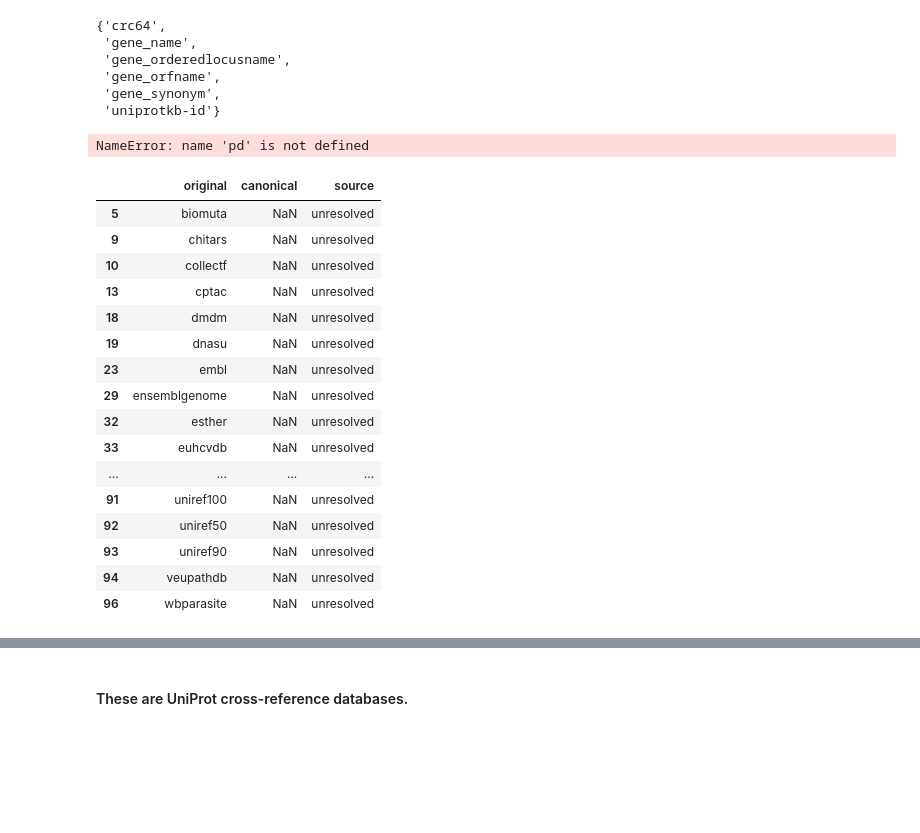
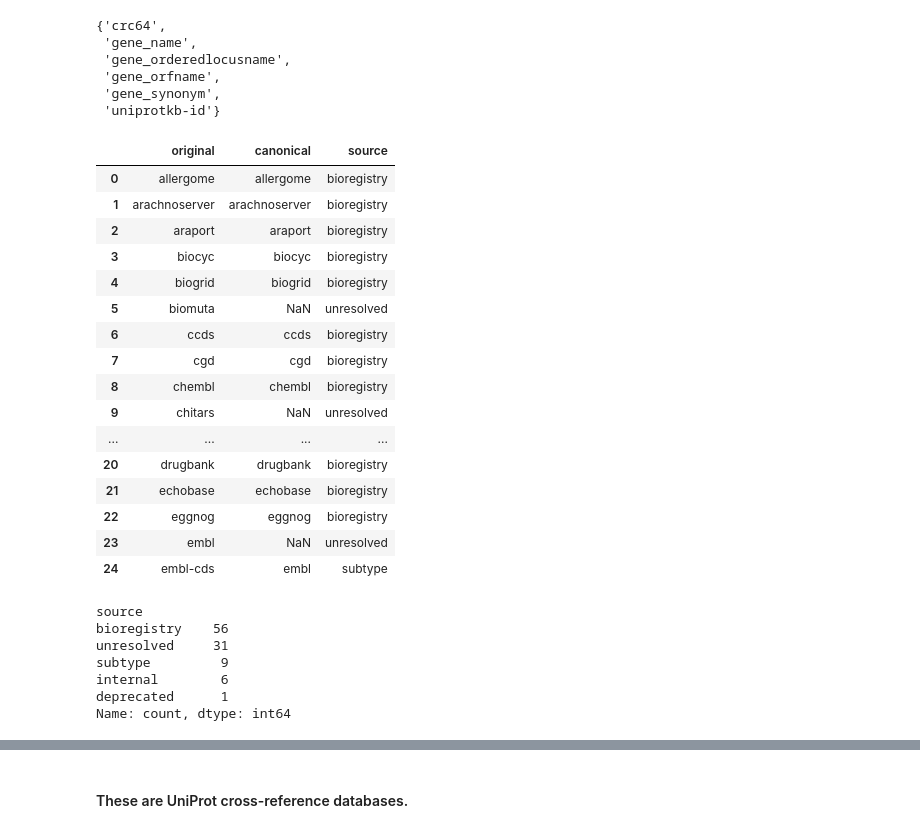
Before and after one commit to kbase/cdm-data-loaders, a Jupyter notebook: notebooks/uniprot_prefix_investigation/uniprot_prefixes.ipynb, the cells around one changed output, grey strips where cells are left out. Drawn from its saved outputs; the diff is of its cells as text; code cells hidden in the pictures; blank space fills up the shorter version.

Commit message:
Adding saved prefixes file and rerunning queries in uniprot_prefixes notebook

```diff
--- a/notebooks/uniprot_prefix_investigation/uniprot_prefixes.ipynb
+++ b/notebooks/uniprot_prefix_investigation/uniprot_prefixes.ipynb
@@ -182,5 +181,11 @@ from pyspark.sql.functions import col, lower
 # %%
 spark = get_spark_session("PrefixExploration")
 # %%
-df = spark.read.parquet("part-00000-0a0d0261-1fee-477d-90d8-1df048058fbf-c000.snappy.parquet")
+# Load the identifier table from the uniprot raw dataset on BERDL
+# this dataset has already been partitioned by `db` column to make it quicker to access
+df = spark.read.parquet("s3a://cdm-lake/tenant-general-warehouse/kbase/datasets/uniprot/uniprot_kb/identifier_partitioned")
 df.printSchema()
+# get the distinct prefixes from the identifier table
+identifier_table_dbs = {d.asDict().get("db") for d in df.select("db").distinct().collect()}
+print("Databases in the `identifiers` table:")
+identifier_table_dbs
@@ -187,10 +226,5 @@ df.printSchema()
 # %%
-parquet_set = {row["db"] for row in df.select(lower(col("db")).alias("db")).distinct().collect()}
-
+parquet_set = {db.lower() for db in identifier_table_dbs}
 print("Parquet prefixes:", len(parquet_set))
-
-## Prefixes in parquet but not in UniProt official list
-parquet_not_in_uniprot = parquet_set - uniprot_dblist_prefixes
-print(len(parquet_not_in_uniprot))
-print(sorted(parquet_not_in_uniprot))
+print(parquet_set)
 # %% [output]
@@ -213,7 +254,6 @@ external_candidates = classification["external_database_candidate"]
 for p in external_candidates:
     in_name = p in uniprot_dblist_db_names
     in_abbrev = p in uniprot_dblist_prefixes
-    count = df.filter(lower(col("db")) == p).count()
-    print(f"{p:20} | name={in_name} | abbrev={in_abbrev}")
-    print(f"{p:20} | parquet_rows={count}")
+    in_parquet = p in parquet_set
+    print(f"{p:20} | name={in_name} | abbrev={in_abbrev}| parquet={in_parquet}")
 # %% [output]
@@ -417,29 +454,36 @@ def remap_prefix(prefix: str) -> dict:
 
     return {"original": prefix, "canonical": None, "source": "unresolved"}
 # %%
+import pandas as pd
+
 results = [remap_prefix(p) for p in sorted(idmapping_prefixes)]
 df = pd.DataFrame(results)
-df["source"].value_counts()
+df.head(25)
 # %% [output]
-NameError: name 'pd' is not defined
+|  | original | canonical | source |
+| 0 | allergome | allergome | bioregistry |
+| 1 | arachnoserver | arachnoserver | bioregistry |
+| 2 | araport | araport | bioregistry |
+| 3 | biocyc | biocyc | bioregistry |
+| 4 | biogrid | biogrid | bioregistry |
+| 5 | biomuta | NaN | unresolved |
+| 6 | ccds | ccds | bioregistry |
+| 7 | cgd | cgd | bioregistry |
+| 8 | chembl | chembl | bioregistry |
+| 9 | chitars | NaN | unresolved |
+| ... | ... | ... | ... |
+| 20 | drugbank | drugbank | bioregistry |
+| 21 | echobase | echobase | bioregistry |
+| 22 | eggnog | eggnog | bioregistry |
+| 23 | embl | NaN | unresolved |
+| 24 | embl-cds | embl | subtype |
 # %%
-df[df["source"] == "unresolved"].sort_values("original")
-df = df.drop(columns=["canonical"])
+print(df["source"].value_counts())
 # %% [output]
-|  | original | canonical | source |
-| 5 | biomuta | NaN | unresolved |
-| 9 | chitars | NaN | unresolved |
-| 10 | collectf | NaN | unresolved |
-| 13 | cptac | NaN | unresolved |
-| 18 | dmdm | NaN | unresolved |
-| 19 | dnasu | NaN | unresolved |
-| 23 | embl | NaN | unresolved |
-| 29 | ensemblgenome | NaN | unresolved |
-| 32 | esther | NaN | unresolved |
-| 33 | euhcvdb | NaN | unresolved |
-| ... | ... | ... | ... |
-| 91 | uniref100 | NaN | unresolved |
-| 92 | uniref50 | NaN | unresolved |
-| 93 | uniref90 | NaN | unresolved |
-| 94 | veupathdb | NaN | unresolved |
-| 96 | wbparasite | NaN | unresolved |
+source
+bioregistry    56
+unresolved     31
+subtype         9
+internal        6
+deprecated      1
+Name: count, dtype: int64
```
Also changed, not shown: parts of 11 cells of this notebook, 1 other file.
